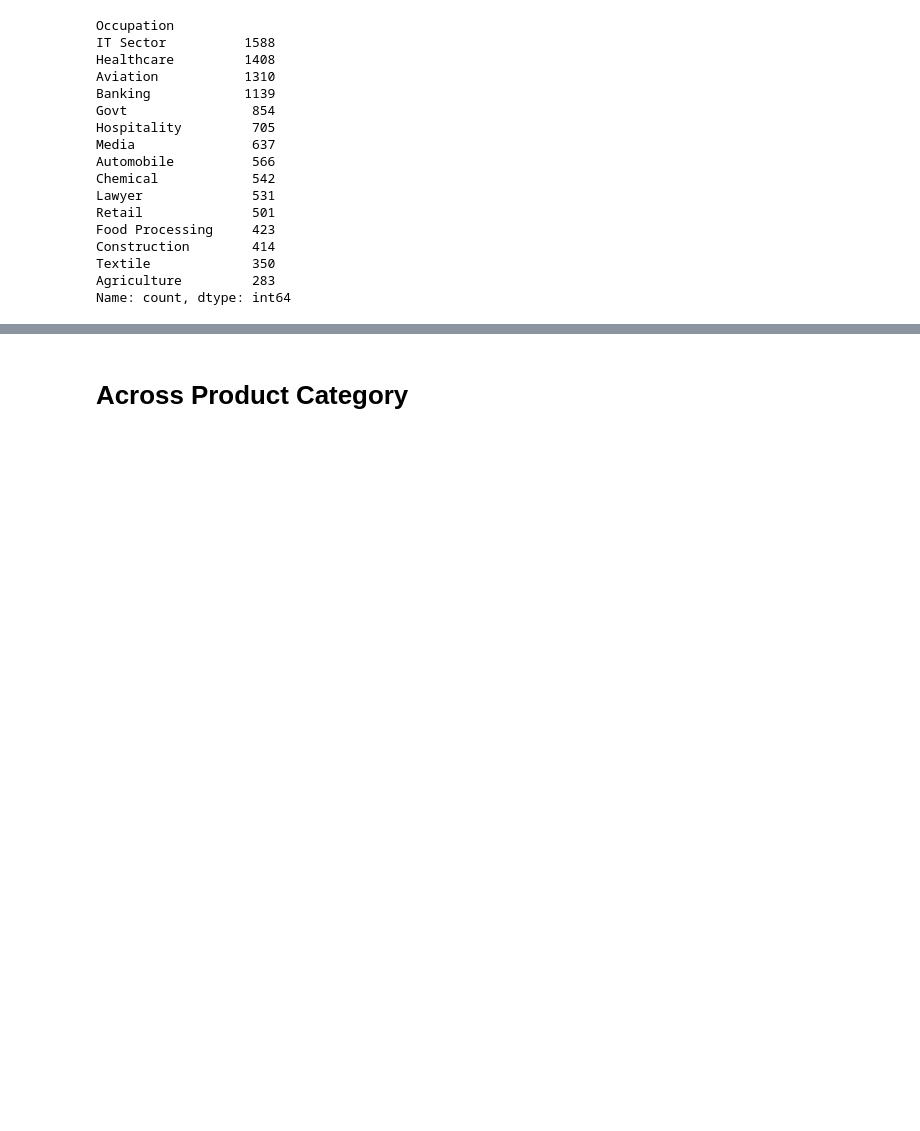
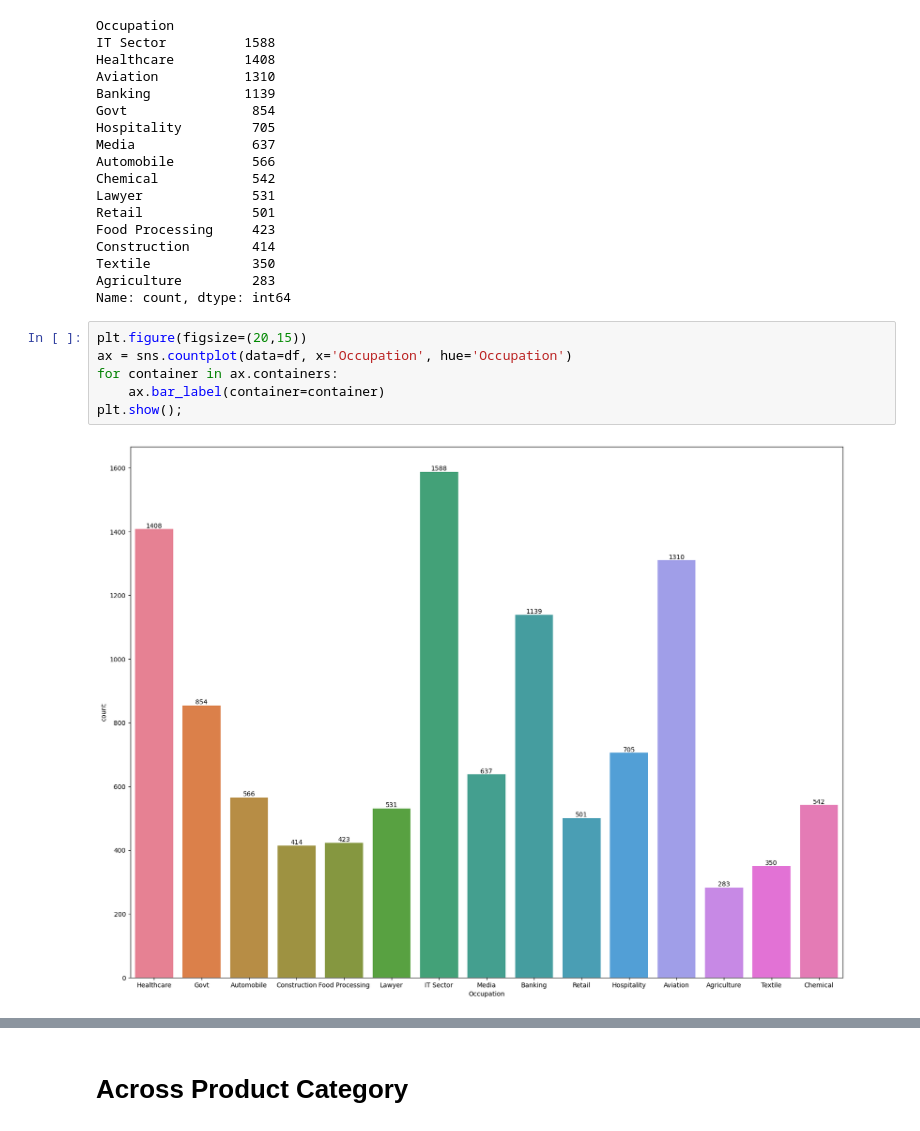
Before and after one commit to RayirthSoni/EDA-Practise, a Jupyter notebook: Code/analysis.ipynb, the cells around one changed output, grey strips where cells are left out. Cells and saved outputs as stored; diff of their text form; blank space fills up the shorter version.

Commit message:
added analysis for occupation

```diff
--- a/Code/analysis.ipynb
+++ b/Code/analysis.ipynb
@@ -334,3 +334,11 @@ Construction        414
 Textile             350
 Agriculture         283
 Name: count, dtype: int64
+# %%
+plt.figure(figsize=(20,15))
+ax = sns.countplot(data=df, x='Occupation', hue='Occupation')
+for container in ax.containers:
+    ax.bar_label(container=container)
+plt.show();
+# %% [output]
+[figure, added]
```
Also changed, not shown: parts of 2 cells of this notebook.
